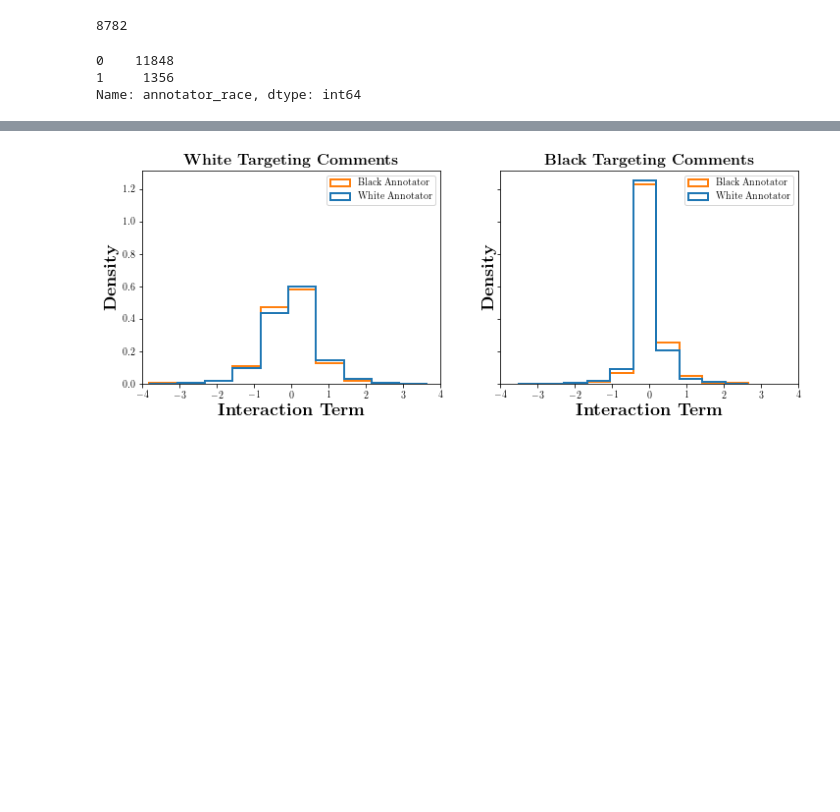
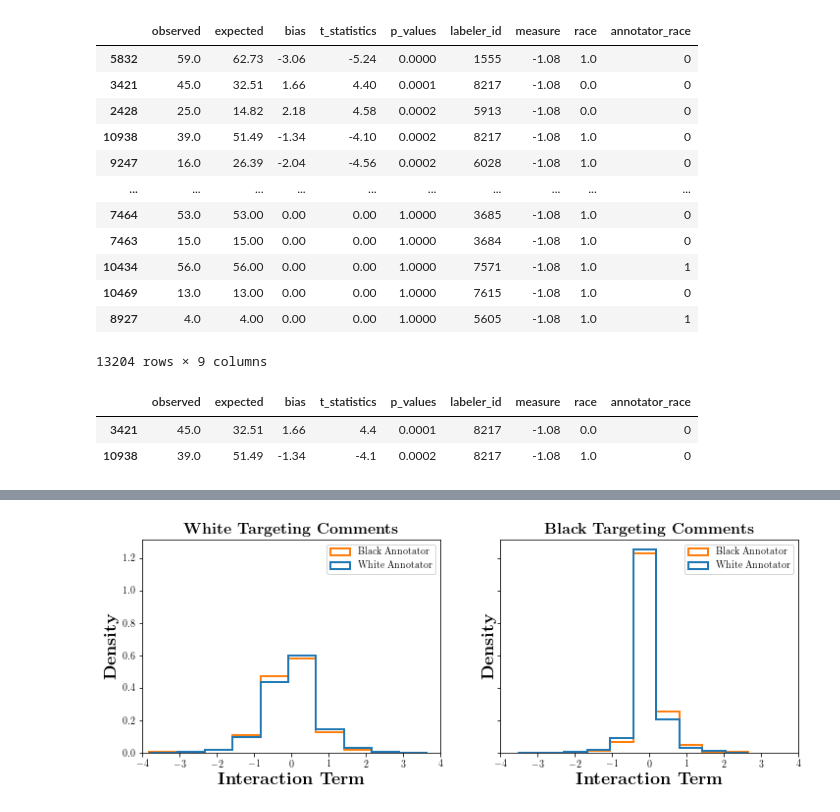
Before and after one commit to dlab-projects/annotator_sensitivity_irt, a Jupyter notebook: notebooks/analyze_exp04.ipynb, the cells around one changed output, grey strips where cells are left out. Saved outputs shown, nothing was run; the diff lists cells and outputs as text; code cells hidden in the pictures; blank space fills up the shorter version.

```diff
--- a/notebooks/analyze_exp04.ipynb
+++ b/notebooks/analyze_exp04.ipynb
@@ -71,10 +125,22 @@ df.to_csv('interaction_term.csv')
+# %%
+df.sort_values('p_values')
+# %% [output]
+|  | observed | expected | bias | t_statistics | p_values | labeler_id | measure | race | annotator_race |
+| 5832 | 59.0 | 62.73 | -3.06 | -5.24 | 0.0000 | 1555 | -1.08 | 1.0 | 0 |
+| 3421 | 45.0 | 32.51 | 1.66 | 4.40 | 0.0001 | 8217 | -1.08 | 0.0 | 0 |
+| 2428 | 25.0 | 14.82 | 2.18 | 4.58 | 0.0002 | 5913 | -1.08 | 0.0 | 0 |
+| 10938 | 39.0 | 51.49 | -1.34 | -4.10 | 0.0002 | 8217 | -1.08 | 1.0 | 0 |
+| 9247 | 16.0 | 26.39 | -2.04 | -4.56 | 0.0002 | 6028 | -1.08 | 1.0 | 0 |
+| ... | ... | ... | ... | ... | ... | ... | ... | ... | ... |
+| 7464 | 53.0 | 53.00 | 0.00 | 0.00 | 1.0000 | 3685 | -1.08 | 1.0 | 0 |
+| 7463 | 15.0 | 15.00 | 0.00 | 0.00 | 1.0000 | 3684 | -1.08 | 1.0 | 0 |
+| 10434 | 56.0 | 56.00 | 0.00 | 0.00 | 1.0000 | 7571 | -1.08 | 1.0 | 1 |
+| 10469 | 13.0 | 13.00 | 0.00 | 0.00 | 1.0000 | 7615 | -1.08 | 1.0 | 0 |
+| 8927 | 4.0 | 4.00 | 0.00 | 0.00 | 1.0000 | 5605 | -1.08 | 1.0 | 1 |
+13204 rows × 9 columns
 # %%
-df['labeler_id'].unique().size
+df[df['labeler_id'] == 8217]
 # %% [output]
-8782
+|  | observed | expected | bias | t_statistics | p_values | labeler_id | measure | race | annotator_race |
+| 3421 | 45.0 | 32.51 | 1.66 | 4.4 | 0.0001 | 8217 | -1.08 | 0.0 | 0 |
+| 10938 | 39.0 | 51.49 | -1.34 | -4.1 | 0.0002 | 8217 | -1.08 | 1.0 | 0 |
-# %%
-df['annotator_race'].value_counts()
-# %% [output]
-0    11848
-1     1356
-Name: annotator_race, dtype: int64
```
Also changed, not shown: parts of 14 cells of this notebook, 3 other files.
